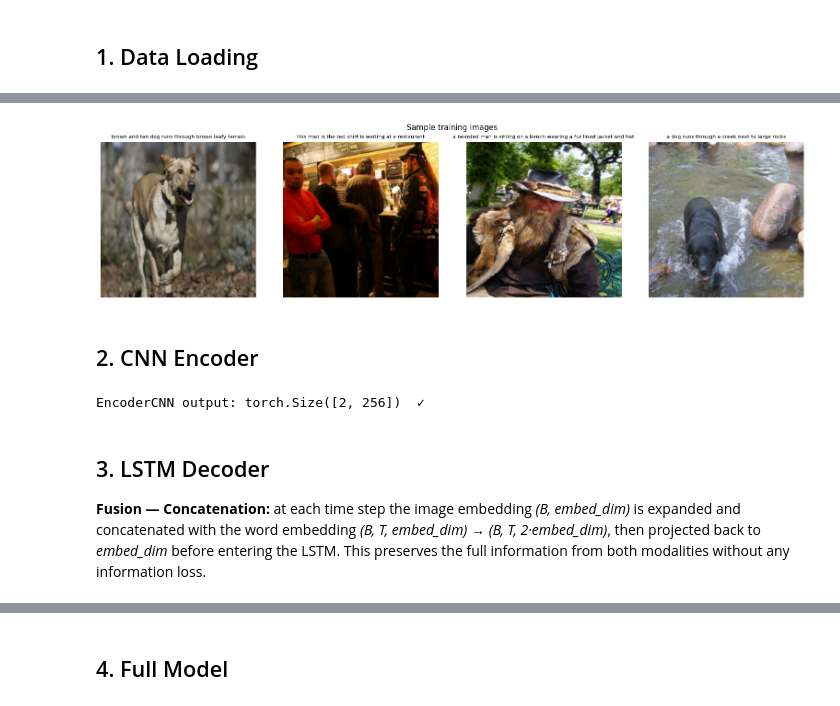
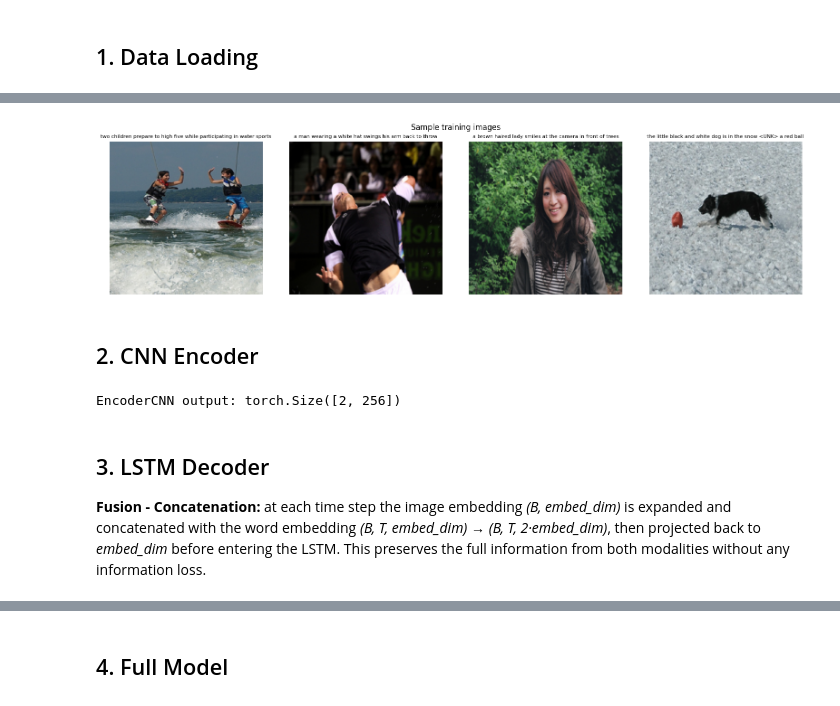
Before and after one commit to popraf/D7047E_Advanced_deep_learning_assignments, a Jupyter notebook: lab3/02_model_training.ipynb, the cells around one changed output, grey strips where cells are left out. Saved outputs shown, nothing was run; the diff lists cells and outputs as text; code cells hidden in the pictures.

```diff
--- a/lab3/02_model_training.ipynb
+++ b/lab3/02_model_training.ipynb
@@ -47,15 +40,15 @@ Device: mps
 # %%
-# ── hyperparameters ───────────────────────────────────────────────────────────
-EMBED_DIM      = 256
-HIDDEN_DIM     = 512
-NUM_LAYERS     = 1
-DROPOUT        = 0.5
-LEARNING_RATE  = 3e-4
-BATCH_SIZE     = 32
-NUM_EPOCHS     = 20
-GRAD_CLIP      = 5.0
+# hyperparameters
+EMBED_DIM = 256
+HIDDEN_DIM = 512
+NUM_LAYERS = 1
+DROPOUT = 0.5
+LEARNING_RATE = 3e-4
+BATCH_SIZE = 32
+NUM_EPOCHS = 64
+GRAD_CLIP = 5.0
 FREQ_THRESHOLD = 5
-NUM_WORKERS    = 2
+NUM_WORKERS = 8
 # %% [markdown]
 ## 1. Data Loading
 # %%
@@ -87,25 +81,31 @@ PAD=0  SOS=1  EOS=2
 # %%
 # Visualise 4 training samples
-mean = torch.tensor([0.485, 0.456, 0.406]).view(3, 1, 1)
-std  = torch.tensor([0.229, 0.224, 0.225]).view(3, 1, 1)
+mean = torch.tensor([0.485, 0.456, 0.406]).view(
+    3, 1, 1
+)  # ImageNet channel means, shape (3,1,1) for broadcasting
+std = torch.tensor([0.229, 0.224, 0.225]).view(3, 1, 1)  # ImageNet channel stds
 
-imgs, caps, _ = next(iter(train_loader))
+imgs, caps, _ = next(iter(train_loader))  # imgs: (B, 3, 224, 224), caps: (B, T)
 
 fig, axes = plt.subplots(1, 4, figsize=(16, 4))
 for i, ax in enumerate(axes):
+    # Undo ImageNet normalisation: x_orig = x_norm * std + mean
+    # clamp(0,1) guards against floating-point overshoot after denorm
+    # permute (C, H, W) → (H, W, C) because matplotlib expects channel-last
     img = (imgs[i] * std + mean).clamp(0, 1).permute(1, 2, 0).numpy()
     caption = " ".join(
-        vocab.itos[t] for t in caps[i].tolist()
-        if t not in (PAD_IDX, SOS_IDX, EOS_IDX)
+        vocab.itos[t]
+        for t in caps[i].tolist()
+        if t not in (PAD_IDX, SOS_IDX, EOS_IDX)  # skip special tokens in display
     )
     ax.imshow(img)
     ax.axis("off")
     ax.set_title(caption, fontsize=8, wrap=True)
 plt.suptitle("Sample training images", fontsize=12)
 plt.tight_layout()
 plt.show()
 # %% [output]
-[figure, old version]
+[figure, new version]
 # %% [markdown]
 ## 2. CNN Encoder
 # %%
@@ -137,16 +152,16 @@ class EncoderCNN(nn.Module):
 # Sanity check
 _enc = EncoderCNN(EMBED_DIM).to(DEVICE)
 _dummy = torch.zeros(2, 3, 224, 224, device=DEVICE)
-_out   = _enc(_dummy)
+_out = _enc(_dummy)
 assert _out.shape == (2, EMBED_DIM), f"Unexpected shape: {_out.shape}"
-print(f"EncoderCNN output: {_out.shape}  ✓")
+print(f"EncoderCNN output: {_out.shape}")
 del _enc, _dummy, _out
 # %% [output]
-EncoderCNN output: torch.Size([2, 256])  ✓
+EncoderCNN output: torch.Size([2, 256])
 # %% [markdown]
 ## 3. LSTM Decoder
 
-**Fusion — Concatenation:** at each time step the image embedding
+**Fusion - Concatenation:** at each time step the image embedding
 *(B, embed_dim)* is expanded and concatenated with the word embedding
 *(B, T, embed_dim)* → *(B, T, 2·embed_dim)*, then projected back to
 *embed_dim* before entering the LSTM. This preserves the full information
```
Also changed, not shown: parts of 21 cells of this notebook, 8 other files.
